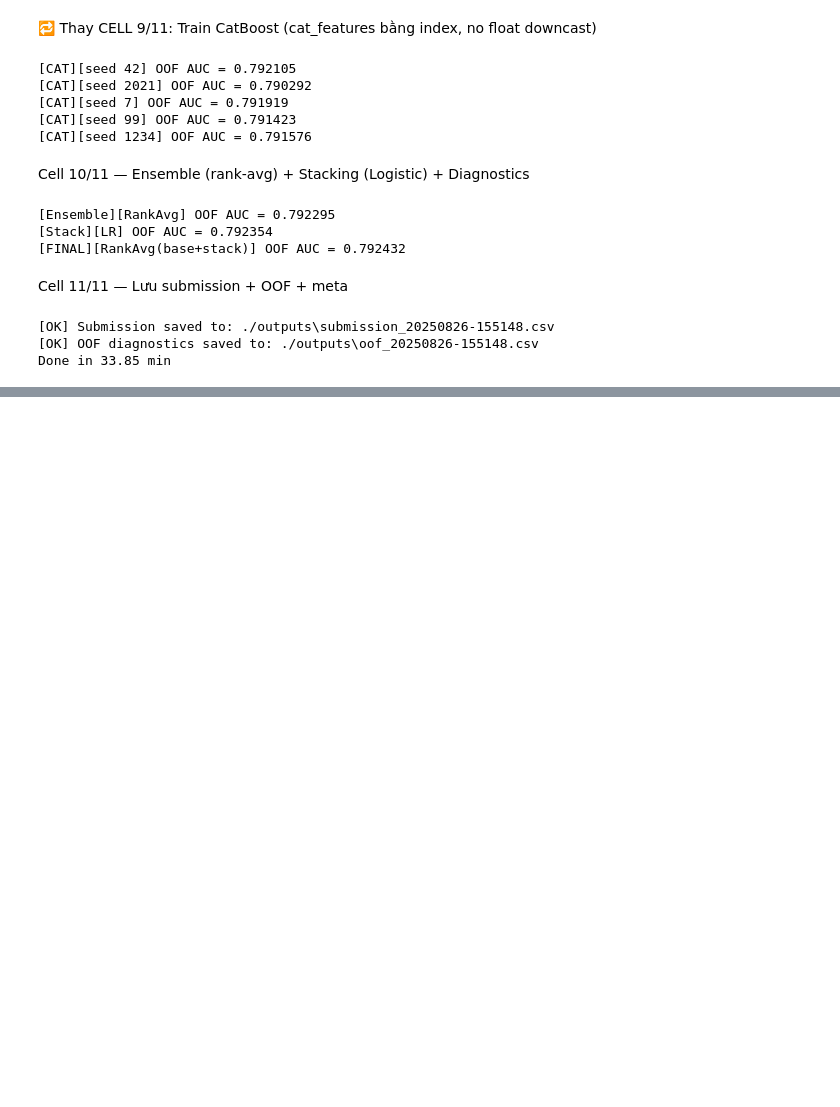
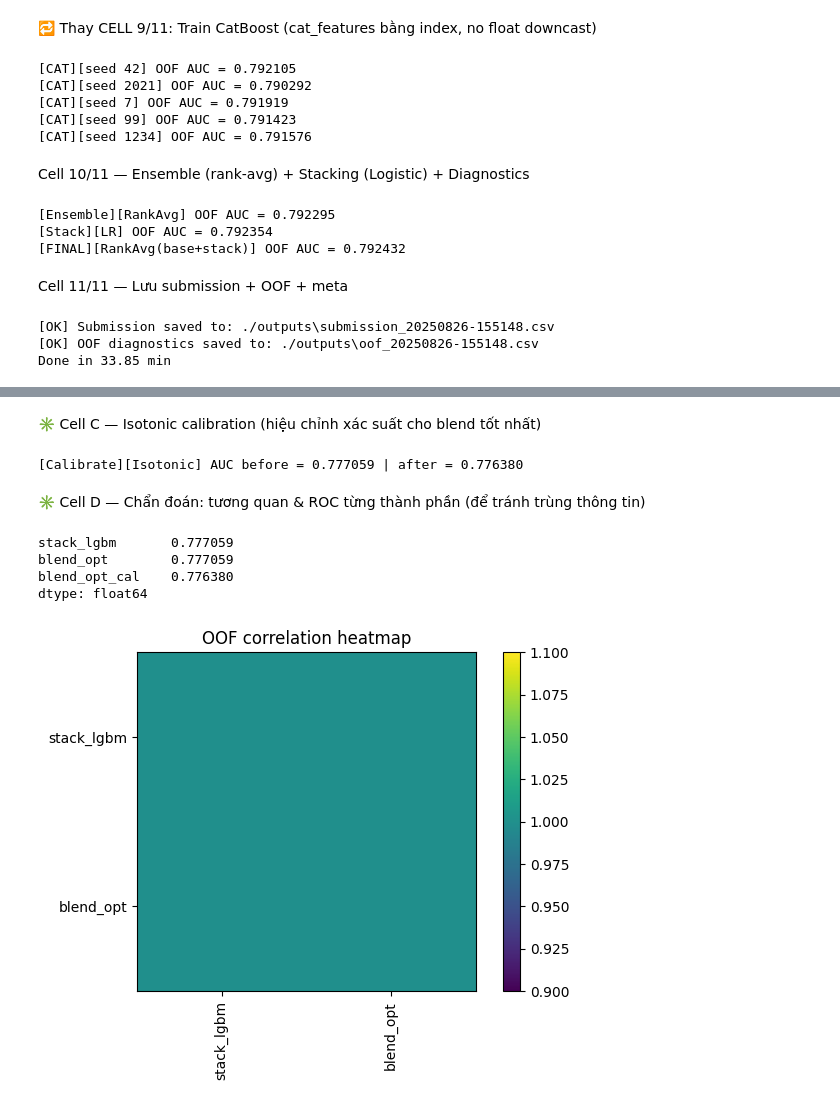
Before and after one commit to thanhdangtran/credit-default-prediction-challenge-jcds-0612, a Jupyter notebook: JCDS0612_Stacking_Upgrade_20250826_030403 (1).ipynb, the cells around one changed output, grey strips where cells are left out. Saved outputs shown, nothing was run; the diff lists cells and outputs as text; code cells hidden in the pictures; blank space fills up the shorter version.

```diff
--- a/JCDS0612_Stacking_Upgrade_20250826_030403 (1).ipynb
+++ b/JCDS0612_Stacking_Upgrade_20250826_030403 (1).ipynb
@@ -582,0 +730,65 @@ Done in 33.85 min
+# %% [markdown]
+✳️ Cell C — Isotonic calibration (hiệu chỉnh xác suất cho blend tốt nhất)
+# %%
+# ===================== CELL C: Isotonic calibration on best blend =====================
+from sklearn.isotonic import IsotonicRegression
+from sklearn.metrics import roc_auc_score
+import numpy as np
+
+# Lấy blend tốt nhất vừa tính
+oof_raw = oof_store["blend_opt"]
+tst_raw = test_store["blend_opt"]
+
+# Chia 5-fold để tránh overfit khi calibrate
+skf = StratifiedKFold(n_splits=5, shuffle=True, random_state=1234)
+oof_cal = np.zeros_like(oof_raw)
+tst_cal = np.zeros_like(tst_raw)
+
+for tr, va in skf.split(oof_raw.reshape(-1,1), y):
+    ir = IsotonicRegression(out_of_bounds="clip")
+    ir.fit(oof_raw[tr], y[tr])
+    oof_cal[va] = ir.predict(oof_raw[va])
+    # predict test (trung bình nhiều calibrators)
+    tst_cal += ir.predict(tst_raw) / skf.n_splits
+
+print(f"[Calibrate][Isotonic] AUC before = {roc_auc_score(y, oof_raw):.6f} | after = {roc_auc_score(y, oof_cal):.6f}")
+
+# Lưu phiên bản đã calibrate để submit
+oof_store["blend_opt_cal"] = oof_cal
+test_store["blend_opt_cal"] = tst_cal
+# %% [output]
+[Calibrate][Isotonic] AUC before = 0.777059 | after = 0.776380
+# %% [markdown]
+✳️ Cell D — Chẩn đoán: tương quan & ROC từng thành phần (để tránh trùng thông tin)
+# %%
+# ===================== CELL D: Diagnostics (corr & ROC) =====================
+import pandas as pd
+import numpy as np
+from sklearn.metrics import roc_auc_score, roc_curve
+import matplotlib.pyplot as plt
+
+diag = {}
+for k in [kk for kk in oof_store.keys() if any(p in kk for p in ["lgb_", "xgb_", "cat_", "stack_", "blend_opt", "blend_opt_cal"])]:
+    diag[k] = roc_auc_score(y, oof_store[k])
+
+diag_df = pd.Series(diag).sort_values(ascending=False)
+print(diag_df)
+
+# Ma trận tương quan giữa các OOF
+cand_keys = [k for k in diag_df.index if k != "blend_opt_cal"]
+mat = np.column_stack([oof_store[k] for k in cand_keys])
+corr = np.corrcoef(mat.T)
+plt.figure()
+plt.imshow(corr, interpolation='nearest')
+plt.xticks(range(len(cand_keys)), cand_keys, rotation=90)
+plt.yticks(range(len(cand_keys)), cand_keys)
+plt.title("OOF correlation heatmap")
+plt.colorbar()
+plt.tight_layout()
+plt.show()
+# %% [output]
+stack_lgbm       0.777059
+blend_opt        0.777059
+blend_opt_cal    0.776380
+dtype: float64
+[figure, added]
```
Also changed, not shown: parts of 4 cells of this notebook.
